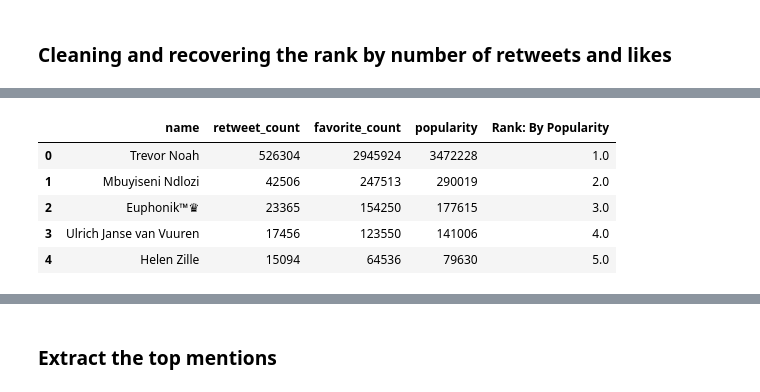
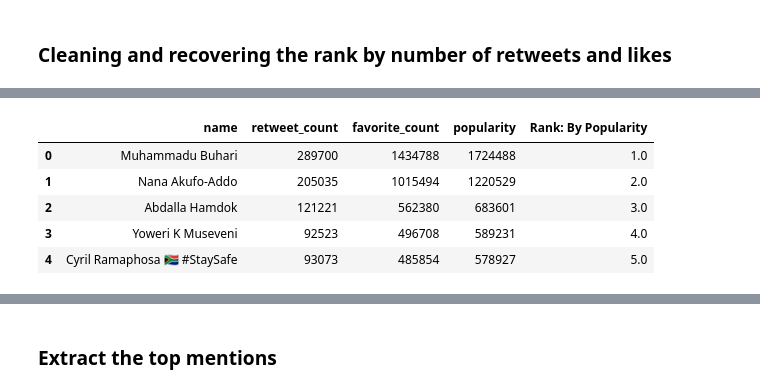
Before and after one commit to dmarinere/NikeCampaign, a Jupyter notebook: Nike_Campaign_Contd.ipynb, the cells around one changed output, grey strips where cells are left out. Cells and saved outputs as stored; diff of their text form; code cells hidden in the pictures.

```diff
--- a/Nike_Campaign_Contd.ipynb
+++ b/Nike_Campaign_Contd.ipynb
@@ -145,9 +219,9 @@ df_gov_popl["Rank: By Popularity"] = df_gov_popl['popularity'].rank(ascending=Fa
 # %%
-df_infl_popl.head()
+df_gov_popl.head()
 # %% [output]
 |  | name | retweet_count | favorite_count | popularity | Rank: By Popularity |
-| 0 | Trevor Noah | 526304 | 2945924 | 3472228 | 1.0 |
-| 1 | Mbuyiseni Ndlozi | 42506 | 247513 | 290019 | 2.0 |
-| 2 | Euphonik™♛ | 23365 | 154250 | 177615 | 3.0 |
-| 3 | Ulrich Janse van Vuuren | 17456 | 123550 | 141006 | 4.0 |
-| 4 | Helen Zille | 15094 | 64536 | 79630 | 5.0 |
+| 0 | Muhammadu Buhari | 289700 | 1434788 | 1724488 | 1.0 |
+| 1 | Nana Akufo-Addo | 205035 | 1015494 | 1220529 | 2.0 |
+| 2 | Abdalla Hamdok | 121221 | 562380 | 683601 | 3.0 |
+| 3 | Yoweri K Museveni | 92523 | 496708 | 589231 | 4.0 |
+| 4 | Cyril Ramaphosa 🇿🇦 #StaySafe | 93073 | 485854 | 578927 | 5.0 |
```
Also changed, not shown: parts of 13 cells of this notebook.
